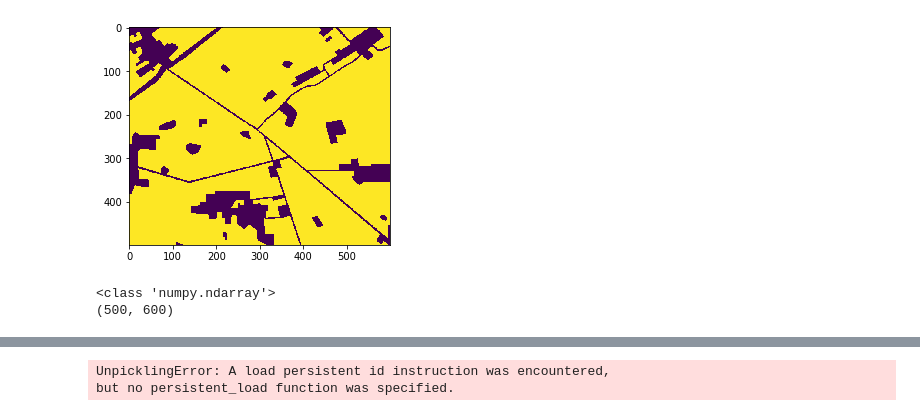
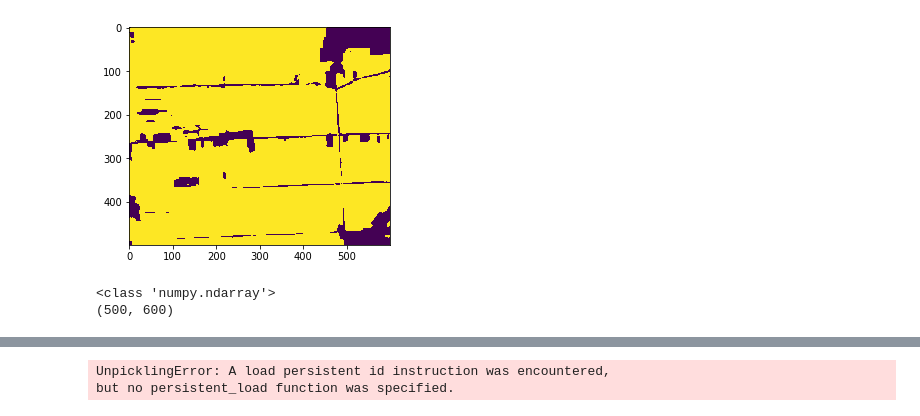
Before and after one commit to lixiandea/problemB, a Jupyter notebook: problem.ipynb, the cells around one changed output, grey strips where cells are left out. Cells and saved outputs as stored; diff of their text form; code cells hidden in the pictures.

```diff
--- a/problem.ipynb
+++ b/problem.ipynb
@@ -41,12 +41,12 @@ for i in range(5):
     plt.imshow(ref)
     plt.show()
 # %%
-ref = cv2.imread("Data1_reference.tif",2)
+ref = cv2.imread("pred-test-mask1.tif",2)
 plt.imshow(ref)
 plt.show()
 print(type(ref))
 print(ref.shape)
 # %% [output]
-[figure, old version]
+[figure, new version]
 <class 'numpy.ndarray'>
 (500, 600)
```
Also changed, not shown: parts of 5 cells of this notebook, 1 other file.
